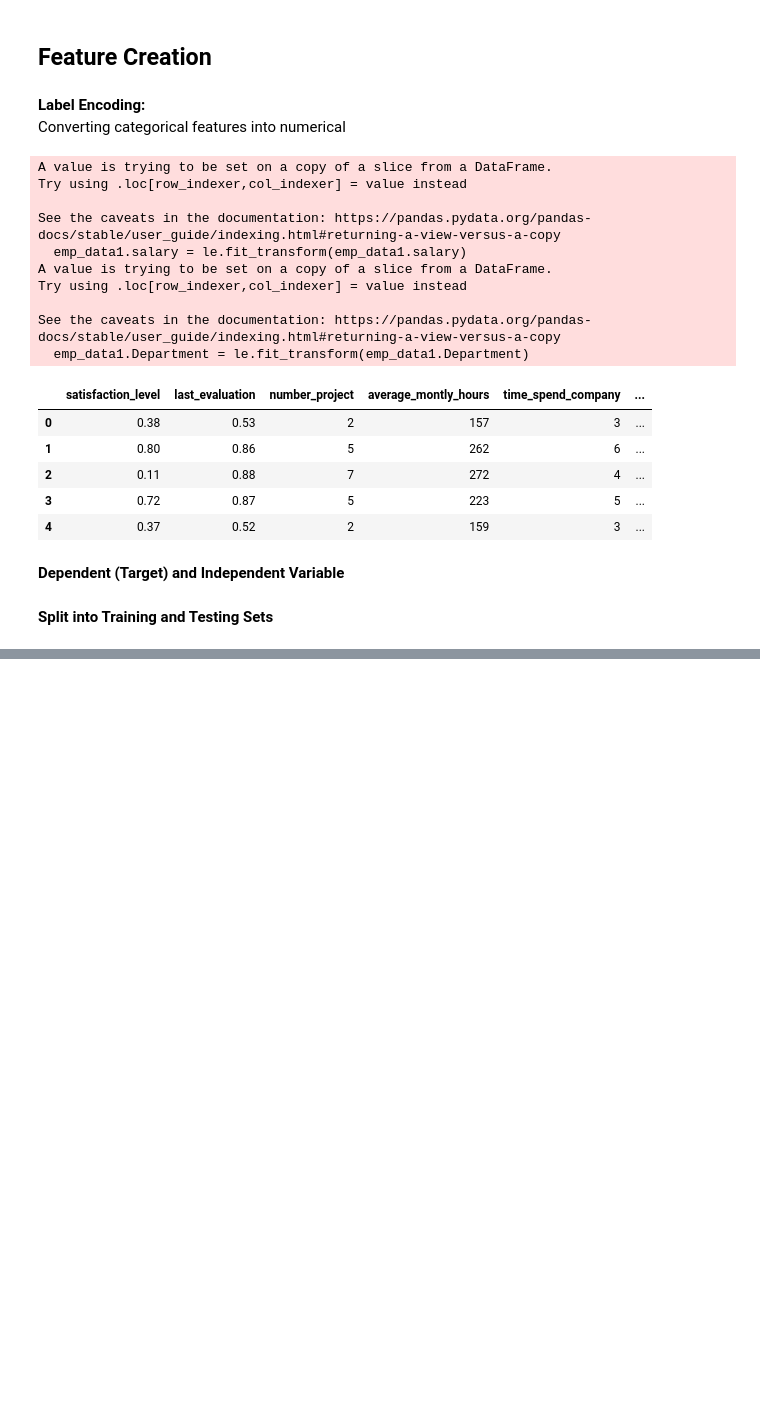
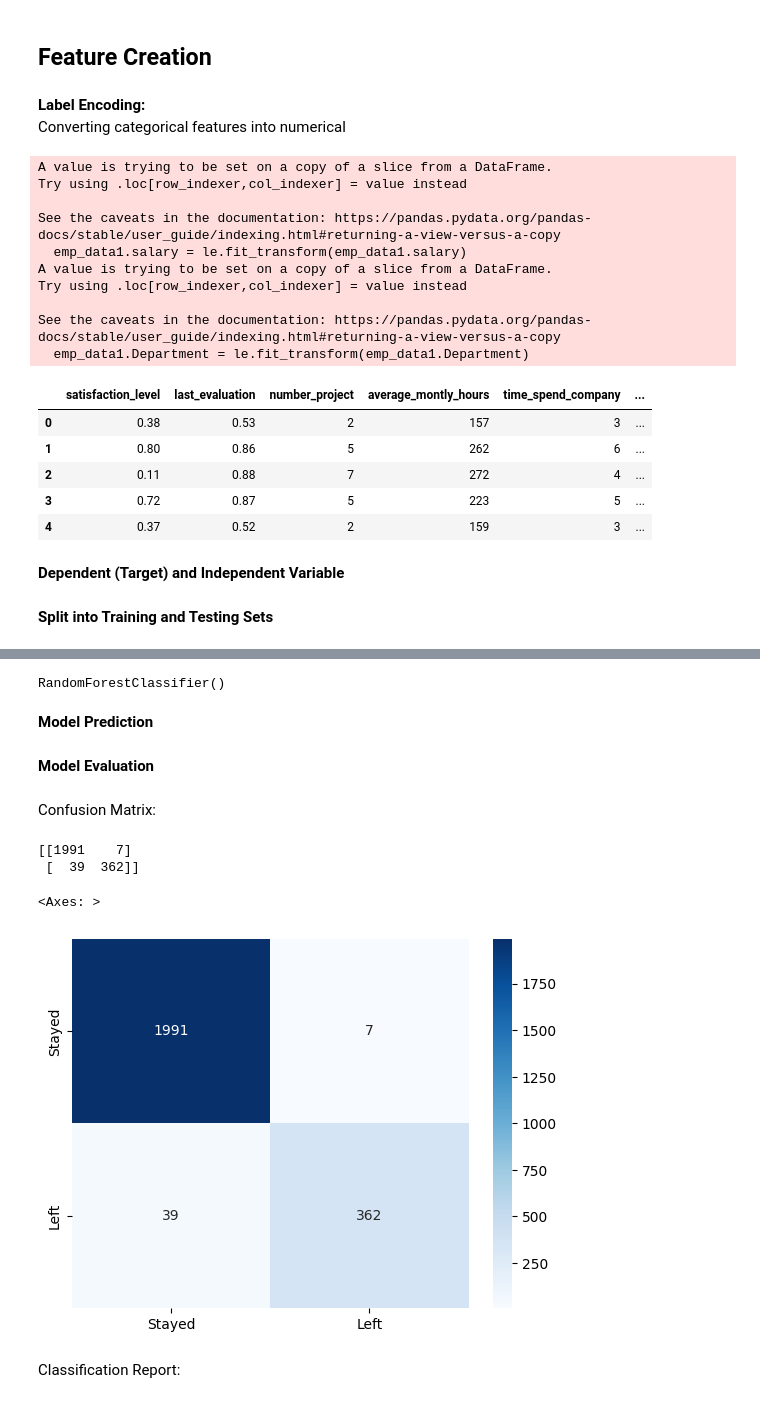
Before and after one commit to Chartreuse373/Employee-Attrition-Random-Forest, a Jupyter notebook: random_forest.ipynb, the cells around one changed output, grey strips where cells are left out. Cells and saved outputs as stored; diff of their text form; code cells hidden in the pictures; blank space fills up the shorter version.

```diff
--- a/random_forest.ipynb
+++ b/random_forest.ipynb
@@ -222,0 +255,2 @@ y = emp_data1.left
+# %%
+Random_forest_model = RandomForestClassifier()
@@ -222,0 +259,26 @@ y = emp_data1.left
+# %%
+Random_forest_model.fit(xtrain_scaled, y_train)
+# %% [output]
+RandomForestClassifier()
+# %% [markdown]
+**Model Prediction**
+# %%
+y_pred = Random_forest_model.predict(xtest_scaled)
+# %% [markdown]
+**Model Evaluation**
+# %% [markdown]
+Confusion Matrix:
+# %%
+from sklearn.metrics import confusion_matrix
+cm = confusion_matrix(y_test, y_pred)
+print(cm)
+# %% [output]
+[[1991    7]
+ [  39  362]]
+# %%
+sns.heatmap(cm, annot=True, fmt='d', cmap='Blues', xticklabels=['Stayed', 'Left'], yticklabels=['Stayed', 'Left'])
+# %% [output]
+<Axes: >
+[figure, added]
+# %% [markdown]
+Classification Report:
```
Also changed, not shown: parts of 33 cells of this notebook.
